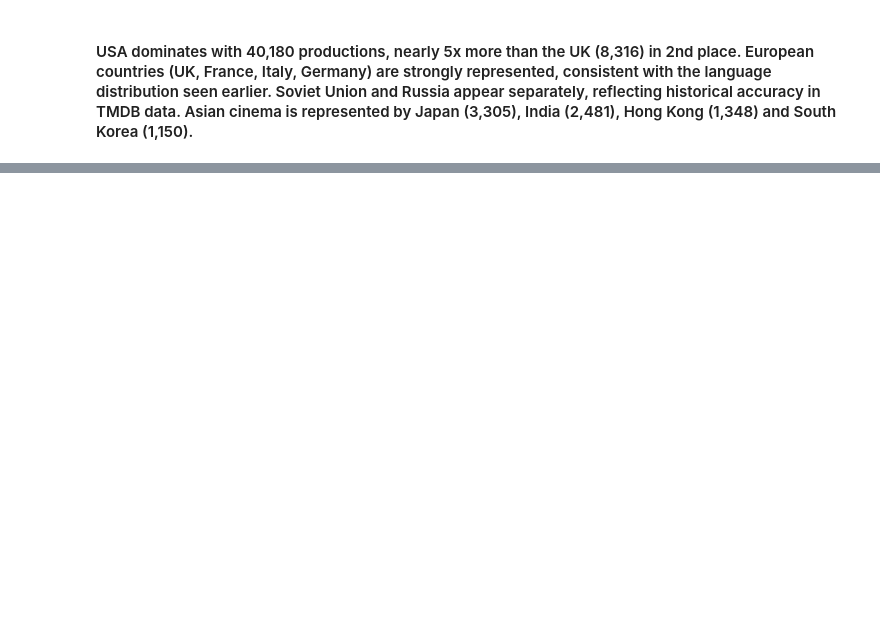
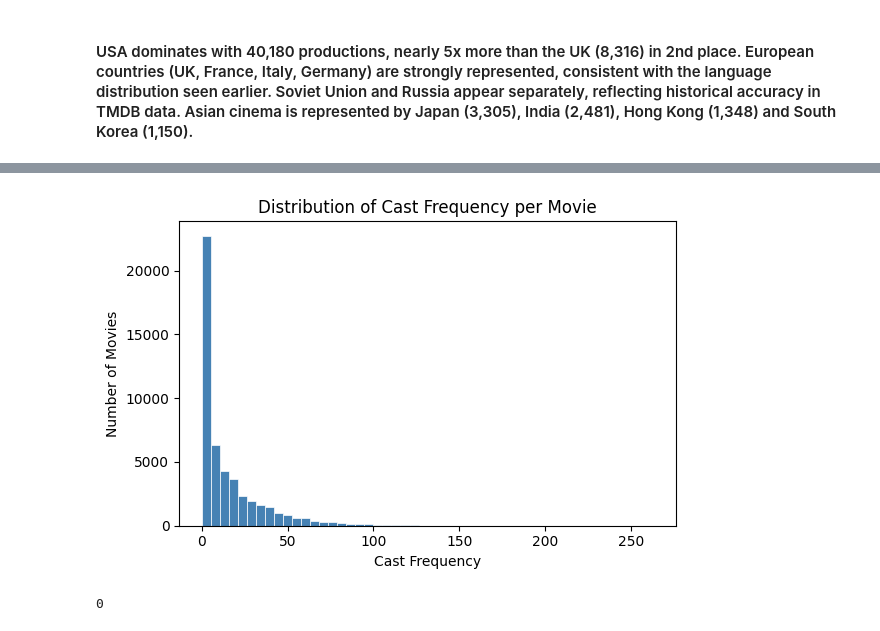
Before and after one commit to alexpanayi474/DSC511-MovieLens-Project, a Jupyter notebook: DSC_511_MovieLens.ipynb, the cells around one changed output, grey strips where cells are left out. Saved outputs shown, nothing was run; the diff lists cells and outputs as text; code cells hidden in the pictures; blank space fills up the shorter version.

```diff
--- a/DSC_511_MovieLens.ipynb
+++ b/DSC_511_MovieLens.ipynb
@@ -1395,0 +1506,25 @@ movies_with_year.count()
+# %%
+# Explode cast — historical pool uses ALL movies in movies_enriched_df
+cast_all = movies_enriched_df \
+    .withColumn("actor", explode(split(col("top_cast"), "\\|"))) \
+    .filter(col("actor") != "") \
+    .withColumn("release_date_parsed", to_date(expr("try_to_timestamp(release_date)"))) \
+    .select("movieId", "release_date_parsed", "actor")
+
+# Target movies — only post-cutoff, already has release_date_parsed
+cast_targets = movies_after_cutoff \
+    .withColumn("actor", explode(split(col("top_cast"), "\\|"))) \
+    .filter(col("actor") != "") \
+    .select("movieId", "release_date_parsed", "actor")
+
+# Self-join — count actor appearances in movies released strictly before target
+cast_counts_detailed = cast_targets.alias("a").join(
+    cast_all.alias("b"),
+    (col("a.actor") == col("b.actor")) &
+    (col("b.release_date_parsed") < col("a.release_date_parsed")),
+    "left"
+) \
+.groupBy("a.movieId", "a.release_date_parsed", "a.actor") \
+.agg(sum(col("b.release_date_parsed").isNotNull().cast("int")).alias("actor_count"))
+
+cast_counts_detailed.orderBy("a.release_date_parsed", "a.movieId").show(30, truncate=False)
@@ -1395,0 +1549,7 @@ movies_with_year.count()
+# %%
+# Sum actor counts per movie to get final cast_frequency feature
+cast_frequency = cast_counts_detailed \
+    .groupBy("movieId", "release_date_parsed") \
+    .agg(sum("actor_count").alias("cast_frequency"))
+
+cast_frequency.orderBy("release_date_parsed", "movieId").show(30, truncate=False)
@@ -1395,0 +1574,18 @@ movies_with_year.count()
+# %%
+# Distribution of cast frequency across movies
+cast_freq_pd = cast_frequency.toPandas()
+
+plt.figure(figsize=(6, 4))
+plt.hist(cast_freq_pd["cast_frequency"], bins=50, color="steelblue", edgecolor="white", linewidth=0.5)
+plt.xlabel("Cast Frequency")
+plt.ylabel("Number of Movies")
+plt.title("Distribution of Cast Frequency per Movie")
+plt.tight_layout()
+plt.show()
+# %% [output]
+[figure, added]
+# %%
+# find null in cast frequency dataframe
+cast_frequency.filter(col("cast_frequency").isNull()).count()
+# %% [output]
+0
```
Also changed, not shown: parts of 58 cells of this notebook.
